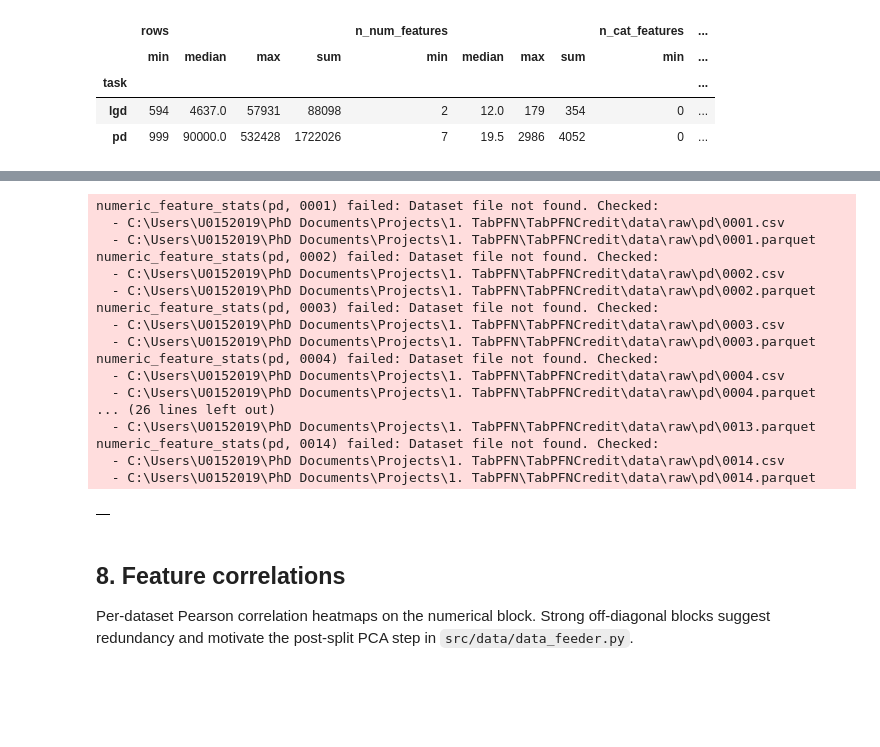
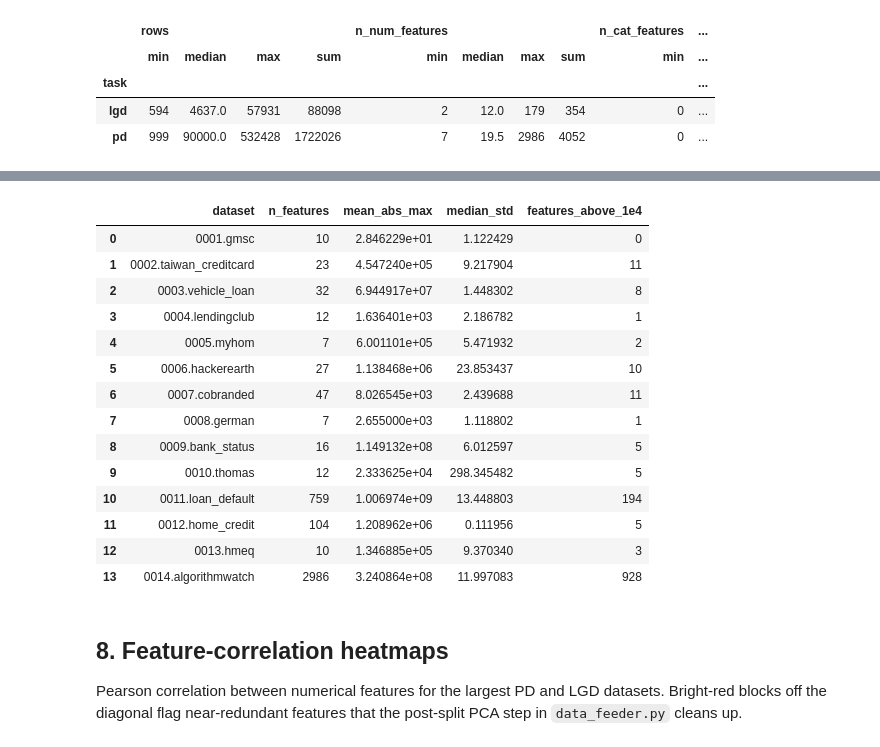
Before and after one commit to andreasgoethals/TabPFNCredit, a Jupyter notebook: notebooks/Data_Exploration.ipynb, the cells around one changed output, grey strips where cells are left out. Drawn from its saved outputs; the diff is of its cells as text; code cells hidden in the pictures; blank space fills up the shorter version.

```diff
--- a/notebooks/Data_Exploration.ipynb
+++ b/notebooks/Data_Exploration.ipynb
@@ -313,39 +254,37 @@ Sample LGD dataset: 0001
 # %%
 rows = []
-for d in proc_pd['dataset']:
+for d in (proc_pd['dataset'] if not proc_pd.empty else []):
     stats = numeric_feature_stats('pd', d)
-    if not stats.empty:
-        rows.append({
-            'dataset': d,
-            'n_features': len(stats),
-            'mean_abs_max': float(stats['max'].abs().mean()),
-            'median_std': float(stats['std'].median()),
-            'features_above_1e4': int((stats['max'].abs() > 1e4).sum()),
-        })
+    if stats.empty:
+        continue
+    rows.append({
+        'dataset': d,
+        'n_features': len(stats),
+        'mean_abs_max': float(stats['max'].abs().mean()),
+        'median_std': float(stats['std'].median()),
+        'features_above_1e4': int((stats['max'].abs() > 1e4).sum()),
+    })
 display(pd.DataFrame(rows))
 # %% [output]
-numeric_feature_stats(pd, 0001) failed: Dataset file not found. Checked:
-  - C:\Users\U0152019\PhD Documents\Projects\1. TabPFN\TabPFNCredit\data\raw\pd\0001.csv
-  - C:\Users\U0152019\PhD Documents\Projects\1. TabPFN\TabPFNCredit\data\raw\pd\0001.parquet
-numeric_feature_stats(pd, 0002) failed: Dataset file not found. Checked:
-  - C:\Users\U0152019\PhD Documents\Projects\1. TabPFN\TabPFNCredit\data\raw\pd\0002.csv
-  - C:\Users\U0152019\PhD Documents\Projects\1. TabPFN\TabPFNCredit\data\raw\pd\0002.parquet
-numeric_feature_stats(pd, 0003) failed: Dataset file not found. Checked:
-  - C:\Users\U0152019\PhD Documents\Projects\1. TabPFN\TabPFNCredit\data\raw\pd\0003.csv
-  - C:\Users\U0152019\PhD Documents\Projects\1. TabPFN\TabPFNCredit\data\raw\pd\0003.parquet
-numeric_feature_stats(pd, 0004) failed: Dataset file not found. Checked:
-  - C:\Users\U0152019\PhD Documents\Projects\1. TabPFN\TabPFNCredit\data\raw\pd\0004.csv
-  - C:\Users\U0152019\PhD Documents\Projects\1. TabPFN\TabPFNCredit\data\raw\pd\0004.parquet
-... (26 lines left out)
-  - C:\Users\U0152019\PhD Documents\Projects\1. TabPFN\TabPFNCredit\data\raw\pd\0013.parquet
-numeric_feature_stats(pd, 0014) failed: Dataset file not found. Checked:
-  - C:\Users\U0152019\PhD Documents\Projects\1. TabPFN\TabPFNCredit\data\raw\pd\0014.csv
-  - C:\Users\U0152019\PhD Documents\Projects\1. TabPFN\TabPFNCredit\data\raw\pd\0014.parquet
-|  |
+|  | dataset | n_features | mean_abs_max | median_std | features_above_1e4 |
+| 0 | 0001.gmsc | 10 | 2.846229e+01 | 1.122429 | 0 |
+| 1 | 0002.taiwan_creditcard | 23 | 4.547240e+05 | 9.217904 | 11 |
+| 2 | 0003.vehicle_loan | 32 | 6.944917e+07 | 1.448302 | 8 |
+| 3 | 0004.lendingclub | 12 | 1.636401e+03 | 2.186782 | 1 |
+| 4 | 0005.myhom | 7 | 6.001101e+05 | 5.471932 | 2 |
+| 5 | 0006.hackerearth | 27 | 1.138468e+06 | 23.853437 | 10 |
+| 6 | 0007.cobranded | 47 | 8.026545e+03 | 2.439688 | 11 |
+| 7 | 0008.german | 7 | 2.655000e+03 | 1.118802 | 1 |
+| 8 | 0009.bank_status | 16 | 1.149132e+08 | 6.012597 | 5 |
+| 9 | 0010.thomas | 12 | 2.333625e+04 | 298.345482 | 5 |
+| 10 | 0011.loan_default | 759 | 1.006974e+09 | 13.448803 | 194 |
+| 11 | 0012.home_credit | 104 | 1.208962e+06 | 0.111956 | 5 |
+| 12 | 0013.hmeq | 10 | 1.346885e+05 | 9.370340 | 3 |
+| 13 | 0014.algorithmwatch | 2986 | 3.240864e+08 | 11.997083 | 928 |
 # %% [markdown]
-## 8. Feature correlations
+## 8. Feature-correlation heatmaps
 
-Per-dataset Pearson correlation heatmaps on the numerical block. Strong
-off-diagonal blocks suggest redundancy and motivate the post-split PCA
-step in `src/data/data_feeder.py`.
+Pearson correlation between numerical features for the largest PD and
+LGD datasets. Bright-red blocks off the diagonal flag near-redundant
+features that the post-split PCA step in `data_feeder.py` cleans up.
 # %%
```
Also changed, not shown: parts of 39 cells of this notebook, 26 other files.
